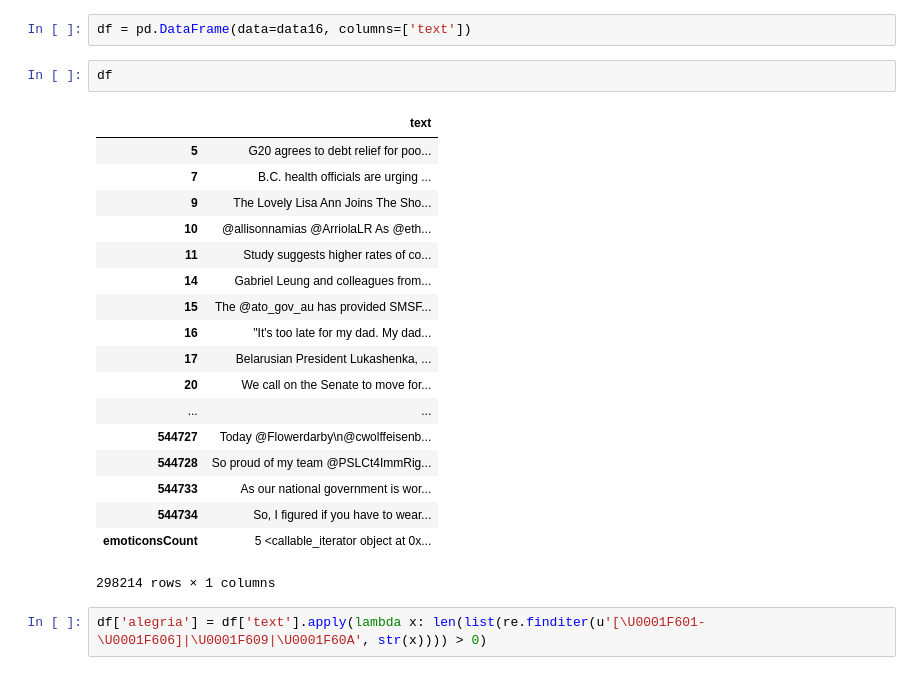
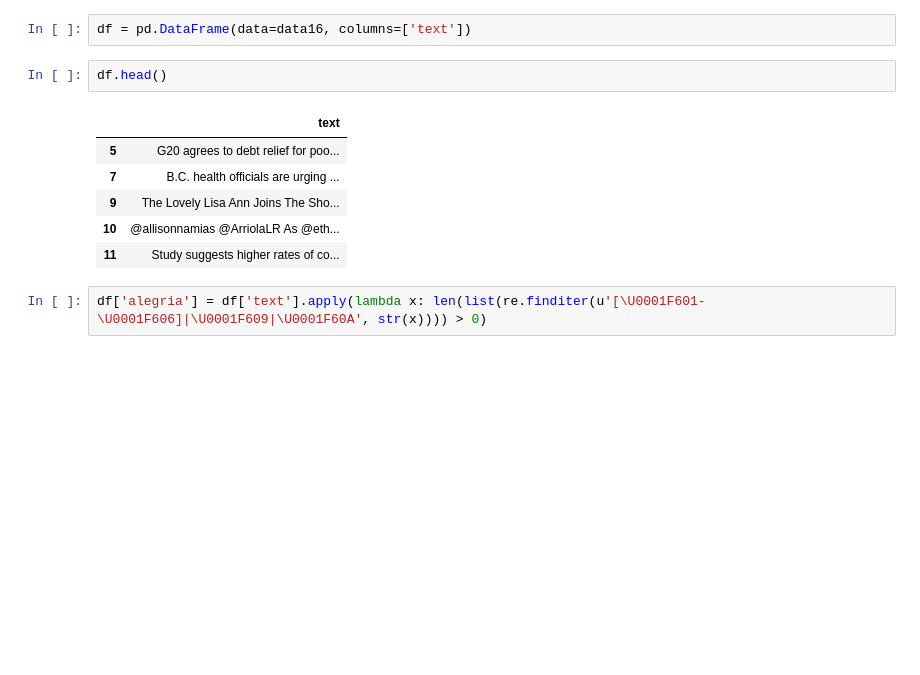
Before and after one commit to aymericcousaert/tweets-covid, a Jupyter notebook: corona.ipynb, the cells around one changed output. Cells and saved outputs as stored; diff of their text form; blank space fills up the shorter version.

```diff
--- a/corona.ipynb
+++ b/corona.ipynb
@@ -63,26 +54,14 @@ Name: text, Length: 100, dtype: object
 # %%
 df = pd.DataFrame(data=data16, columns=['text'])
 # %%
-df
+df.head()
 # %% [output]
 |  | text |
 | 5 | G20 agrees to debt relief for poo... |
 | 7 | B.C. health officials are urging ... |
 | 9 | The Lovely Lisa Ann Joins The Sho... |
 | 10 | @allisonnamias @ArriolaLR As @eth... |
 | 11 | Study suggests higher rates of co... |
-| 14 | Gabriel Leung and colleagues from... |
-| 15 | The @ato_gov_au has provided SMSF... |
-| 16 | "It's too late for my dad. My dad... |
-| 17 | Belarusian President Lukashenka, ... |
-| 20 | We call on the Senate to move for... |
-| ... | ... |
-| 544727 | Today @Flowerdarby\n@cwolffeisenb... |
-| 544728 | So proud of my team @PSLCt4ImmRig... |
-| 544733 | As our national government is wor... |
-| 544734 | So, I figured if you have to wear... |
-| emoticonsCount | 5 <callable_iterator object at 0x... |
-298214 rows × 1 columns
 # %%
 df['alegria'] = df['text'].apply(lambda x: len(list(re.finditer(u'[\U0001F601-\U0001F606]|\U0001F609|\U0001F60A', str(x)))) > 0)
 # %%
```
Also changed, not shown: parts of 39 cells of this notebook.
